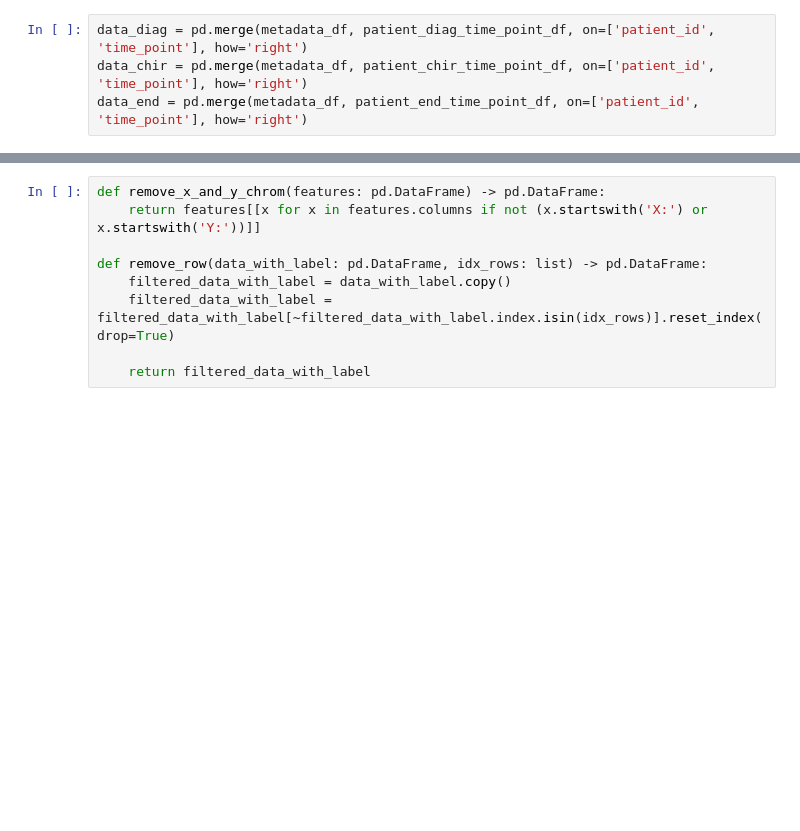
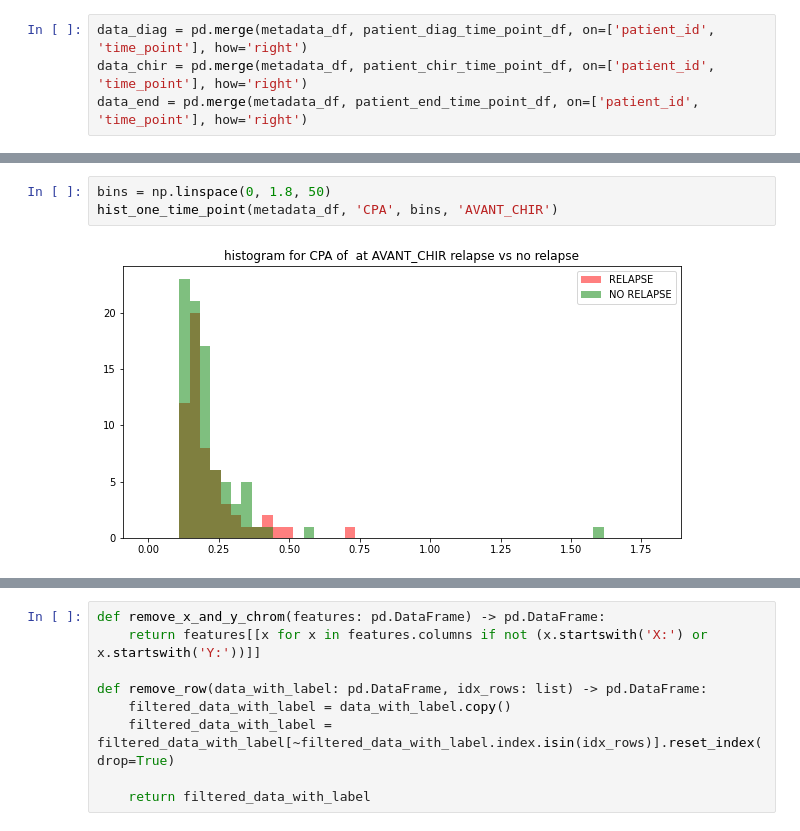
Before and after one commit to lhericourt/adn_circulant, a Jupyter notebook: notebooks/insights_from_data.ipynb, the cells around one changed output, grey strips where cells are left out. Cells and saved outputs as stored; diff of their text form; blank space fills up the shorter version.

```diff
--- a/notebooks/insights_from_data.ipynb
+++ b/notebooks/insights_from_data.ipynb
@@ -152,0 +259,5 @@ data_end = pd.merge(metadata_df, patient_end_time_point_df, on=['patient_id', 't
+# %%
+bins = np.linspace(0, 1.8, 50)
+hist_one_time_point(metadata_df, 'CPA', bins, 'AVANT_CHIR')
+# %% [output]
+[figure, added]
```
Also changed, not shown: parts of 28 cells of this notebook.
